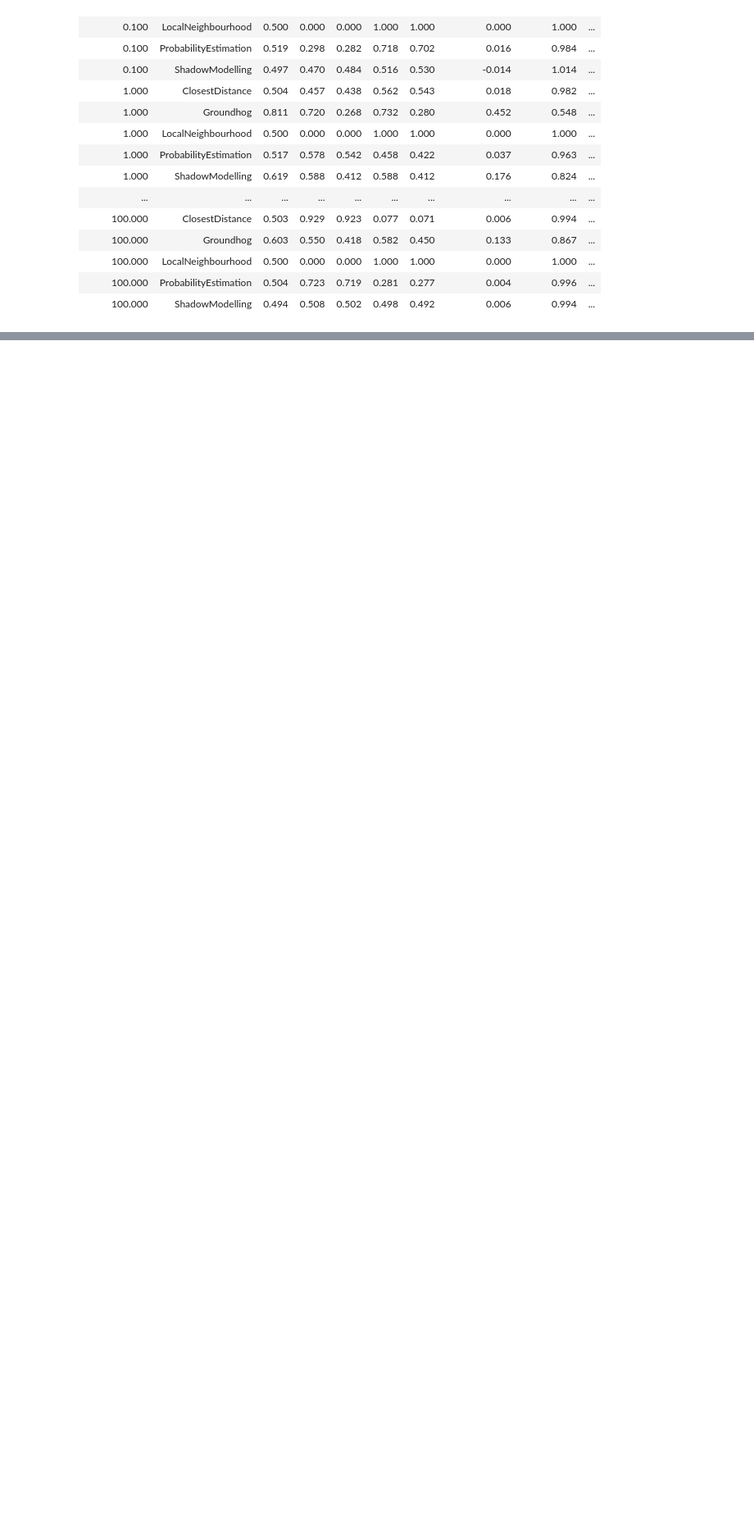
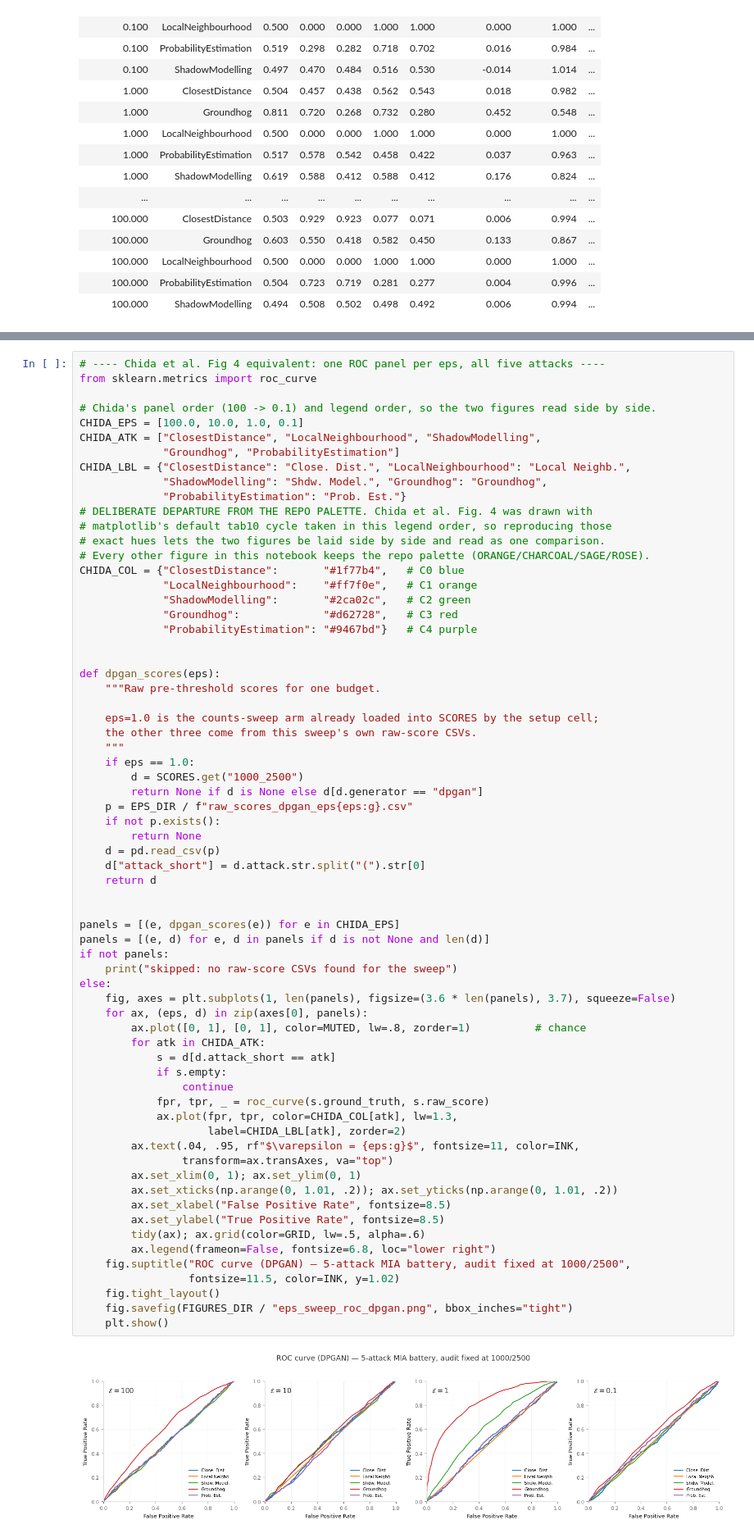
Before and after one commit to oliviapeng26/priv-sdg, a Jupyter notebook: benchmark_tapas/privacy_analysis.ipynb, the cells around one changed output, grey strips where cells are left out. Shown at 82% size. Saved outputs shown, nothing was run; the diff lists cells and outputs as text; blank space fills up the shorter version.

Commit message:
docs: effective epsilon table and ROC plots for DPGAN sweep, matching with Chida et al's PrivBayes equivalent sweep

```diff
--- a/benchmark_tapas/privacy_analysis.ipynb
+++ b/benchmark_tapas/privacy_analysis.ipynb
@@ -539,0 +623,69 @@ ClosestDistance        0.014  0.018  0.005  0.006
+# %%
+# ---- Chida et al. Fig 4 equivalent: one ROC panel per eps, all five attacks ----
+from sklearn.metrics import roc_curve
+
+# Chida's panel order (100 -> 0.1) and legend order, so the two figures read side by side.
+CHIDA_EPS = [100.0, 10.0, 1.0, 0.1]
+CHIDA_ATK = ["ClosestDistance", "LocalNeighbourhood", "ShadowModelling",
+             "Groundhog", "ProbabilityEstimation"]
+CHIDA_LBL = {"ClosestDistance": "Close. Dist.", "LocalNeighbourhood": "Local Neighb.",
+             "ShadowModelling": "Shdw. Model.", "Groundhog": "Groundhog",
+             "ProbabilityEstimation": "Prob. Est."}
+# DELIBERATE DEPARTURE FROM THE REPO PALETTE. Chida et al. Fig. 4 was drawn with
+# matplotlib's default tab10 cycle taken in this legend order, so reproducing those
+# exact hues lets the two figures be laid side by side and read as one comparison.
+# Every other figure in this notebook keeps the repo palette (ORANGE/CHARCOAL/SAGE/ROSE).
+CHIDA_COL = {"ClosestDistance":       "#1f77b4",   # C0 blue
+             "LocalNeighbourhood":    "#ff7f0e",   # C1 orange
+             "ShadowModelling":       "#2ca02c",   # C2 green
+             "Groundhog":             "#d62728",   # C3 red
+             "ProbabilityEstimation": "#9467bd"}   # C4 purple
+
+
+def dpgan_scores(eps):
+    """Raw pre-threshold scores for one budget.
+
+    eps=1.0 is the counts-sweep arm already loaded into SCORES by the setup cell;
+    the other three come from this sweep's own raw-score CSVs.
+    """
+    if eps == 1.0:
+        d = SCORES.get("1000_2500")
+        return None if d is None else d[d.generator == "dpgan"]
+    p = EPS_DIR / f"raw_scores_dpgan_eps{eps:g}.csv"
+    if not p.exists():
+        return None
+    d = pd.read_csv(p)
+    d["attack_short"] = d.attack.str.split("(").str[0]
+    return d
+
+
+panels = [(e, dpgan_scores(e)) for e in CHIDA_EPS]
+panels = [(e, d) for e, d in panels if d is not None and len(d)]
+if not panels:
+    print("skipped: no raw-score CSVs found for the sweep")
+else:
+    fig, axes = plt.subplots(1, len(panels), figsize=(3.6 * len(panels), 3.7), squeeze=False)
+    for ax, (eps, d) in zip(axes[0], panels):
+        ax.plot([0, 1], [0, 1], color=MUTED, lw=.8, zorder=1)          # chance
+        for atk in CHIDA_ATK:
+            s = d[d.attack_short == atk]
+            if s.empty:
+                continue
+            fpr, tpr, _ = roc_curve(s.ground_truth, s.raw_score)
+            ax.plot(fpr, tpr, color=CHIDA_COL[atk], lw=1.3,
+                    label=CHIDA_LBL[atk], zorder=2)
+        ax.text(.04, .95, rf"$\varepsilon = {eps:g}$", fontsize=11, color=INK,
+                transform=ax.transAxes, va="top")
+        ax.set_xlim(0, 1); ax.set_ylim(0, 1)
+        ax.set_xticks(np.arange(0, 1.01, .2)); ax.set_yticks(np.arange(0, 1.01, .2))
+        ax.set_xlabel("False Positive Rate", fontsize=8.5)
+        ax.set_ylabel("True Positive Rate", fontsize=8.5)
+        tidy(ax); ax.grid(color=GRID, lw=.5, alpha=.6)
+        ax.legend(frameon=False, fontsize=6.8, loc="lower right")
+    fig.suptitle("ROC curve (DPGAN) — 5-attack MIA battery, audit fixed at 1000/2500",
+                 fontsize=11.5, color=INK, y=1.02)
+    fig.tight_layout()
+    fig.savefig(FIGURES_DIR / "eps_sweep_roc_dpgan.png", bbox_inches="tight")
+    plt.show()
+# %% [output]
+[figure, added]
```
Also changed, not shown: parts of 2 cells of this notebook, 2 other files.
